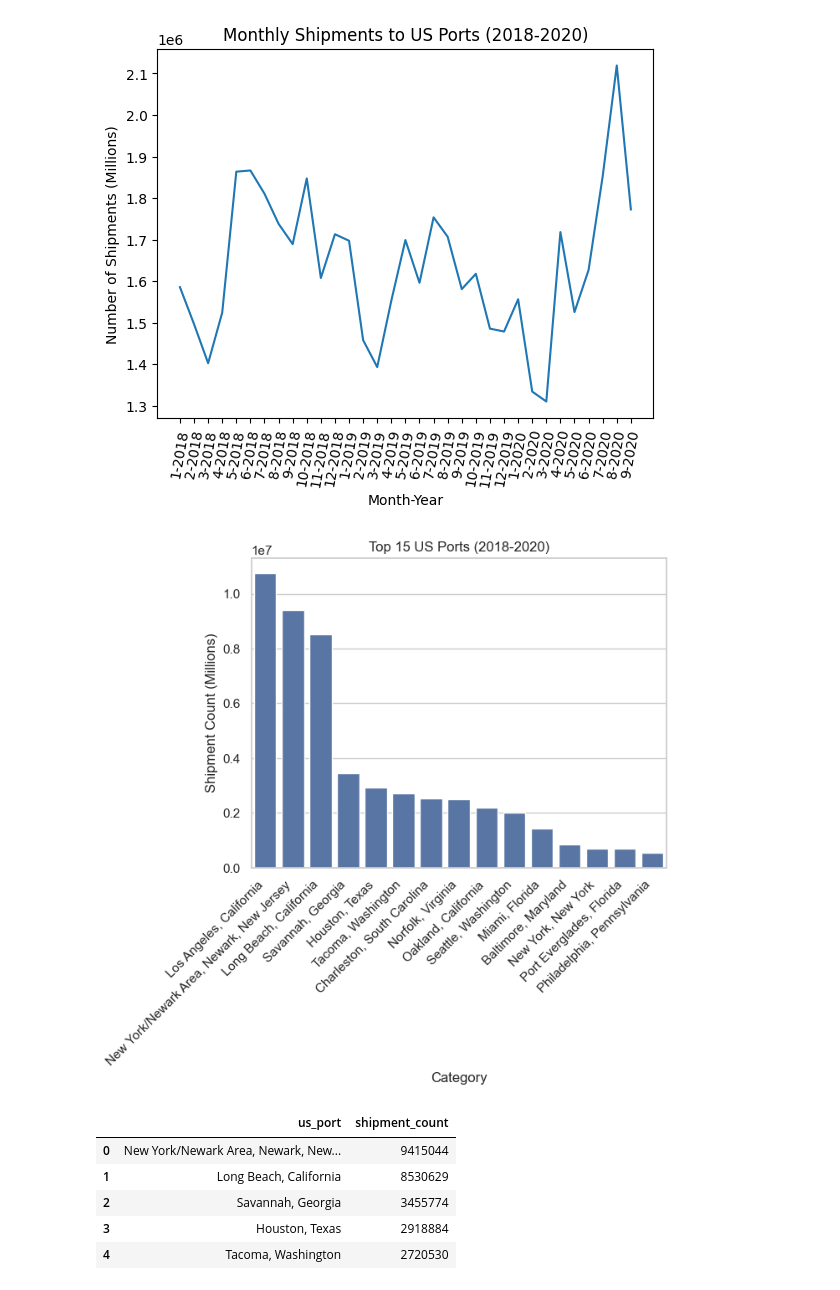
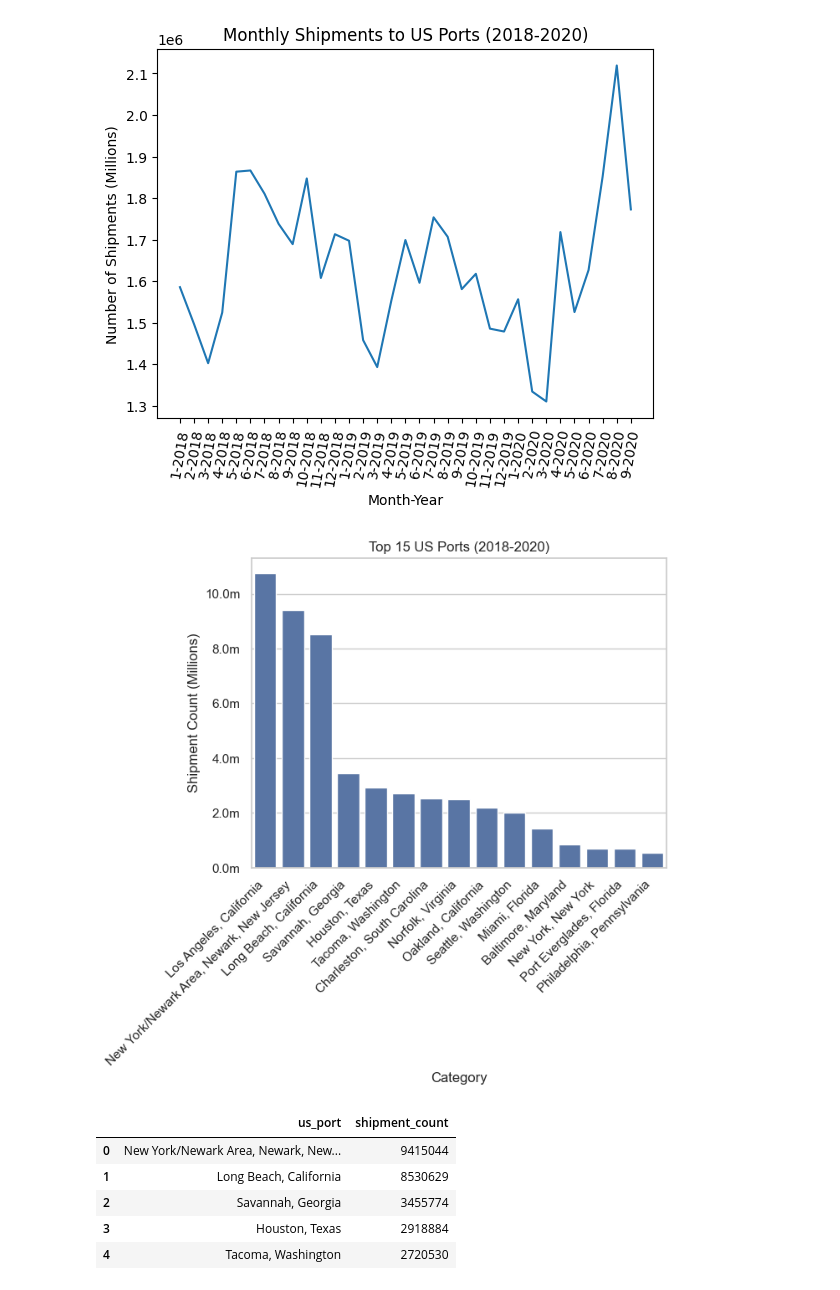
Before and after one commit to stanliu08/Stanley-Data-Engineering-Project1-BastionAnalytics, a Jupyter notebook: notebooks_visualizations/shipment_visualizations.ipynb, the cells around one changed output. Saved outputs shown, nothing was run; the diff lists cells and outputs as text; code cells hidden in the pictures.

Commit message:
fixed seabron charts

```diff
--- a/notebooks_visualizations/shipment_visualizations.ipynb
+++ b/notebooks_visualizations/shipment_visualizations.ipynb
@@ -35,19 +37,19 @@ plt.show()
 # %%
 # Read CSV (no header)
 df = pd.read_csv(US_port_file_path, names=['us_port','shipment_count'], header=0)
 
 sns.barplot(data=df, x='us_port', y='shipment_count')
 # rotate port name
 plt.xticks(rotation=45, ha='right')
 
-
+plt.gca().yaxis.set_major_formatter(FuncFormatter(lambda x, _: f'{int(x)/1000000}m'))
 
 plt.title('Top 15 US Ports (2018-2020)')
 plt.xlabel('Category')
 plt.ylabel('Shipment Count (Millions)')
 plt.show()
 # %% [output]
-[figure, old version]
+[figure, new version]
 # %%
 df.head()
 # %% [output]
```
Also changed, not shown: parts of 1 cell of this notebook.
